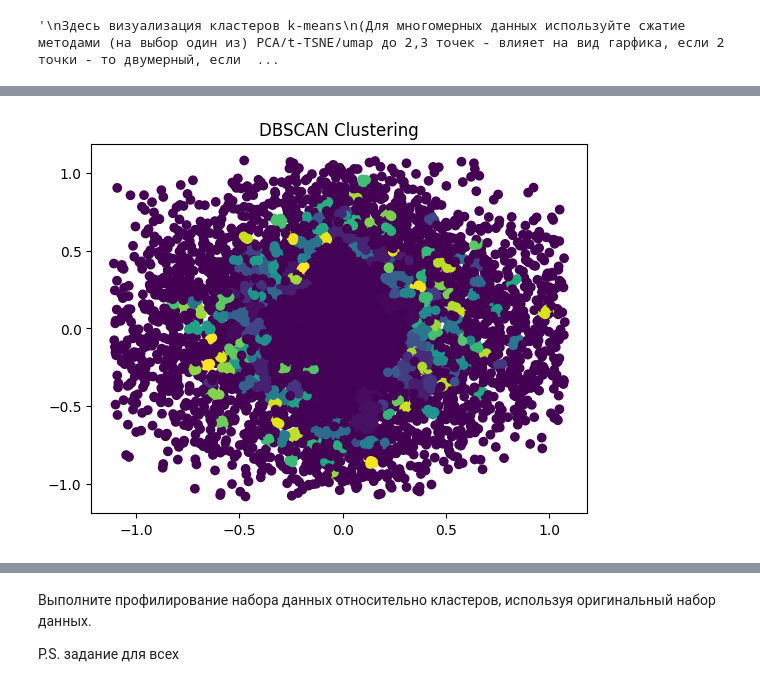
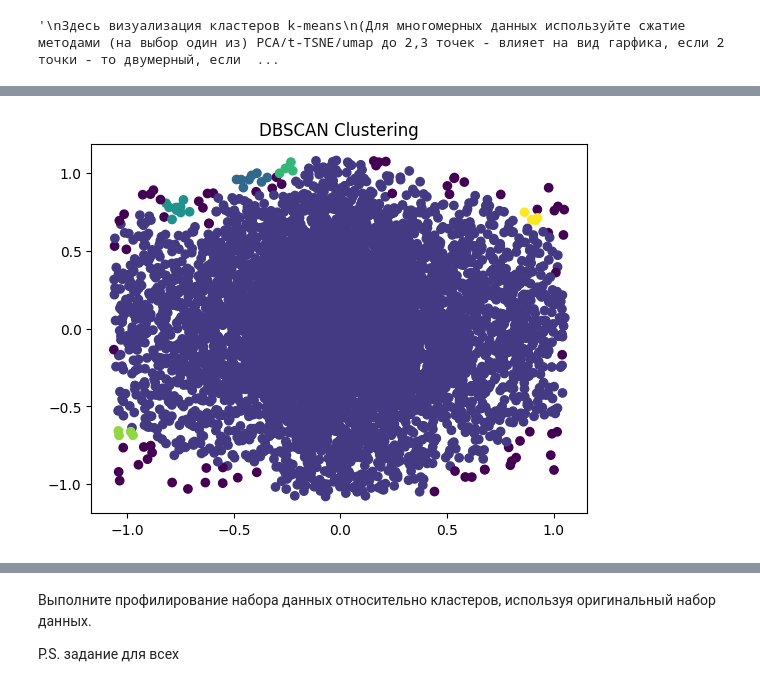
Before and after one commit to AnastaSya73/lalala, a Jupyter notebook: Лаб_4.ipynb, the cells around one changed output, grey strips where cells are left out. Drawn from its saved outputs; the diff is of its cells as text; code cells hidden in the pictures.

```diff
--- a/Лаб_4.ipynb
+++ b/Лаб_4.ipynb
@@ -553,22 +553,22 @@ for eps in [np.mean(neighbours) + np.std(neighbours) / 2, np.mean(neighbours), n
 # %%
 from sklearn.preprocessing import StandardScaler
 from sklearn.cluster import DBSCAN
 
 x_scaler = StandardScaler().fit_transform(X)
 
 # Инициализация и обучение модели DBSCAN
-dbscan = DBSCAN(eps=0.049, min_samples=5)
+dbscan = DBSCAN(eps=0.15, min_samples=5)
 dbscan.fit(x_scaler)
 
 # Получение меток кластеров для каждой точки (-1 означает выбросы)
 labels = dbscan.labels_
 
 # Визуализация результатов, темные точки - выбросы
 plt.scatter(X.to_numpy()[:, 0], X.to_numpy()[:, 1], c=labels, cmap='viridis')
 plt.title('DBSCAN Clustering')
 plt.show()
 # %% [output]
-[figure, old version]
+[figure, new version]
 # %%
 """
 Здесь иерархическая кластеризация и метрики
```
Also changed, not shown: parts of 33 cells of this notebook.
